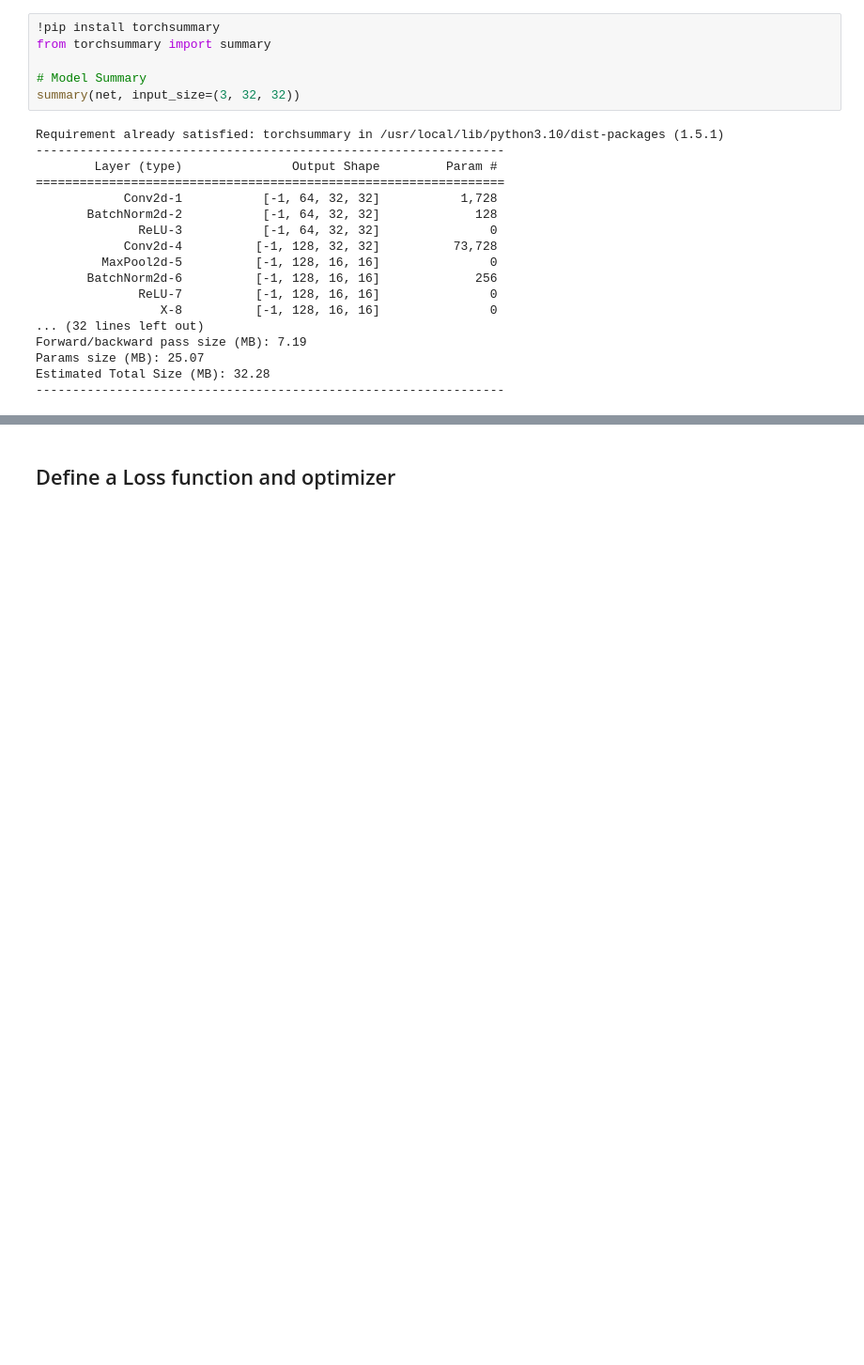
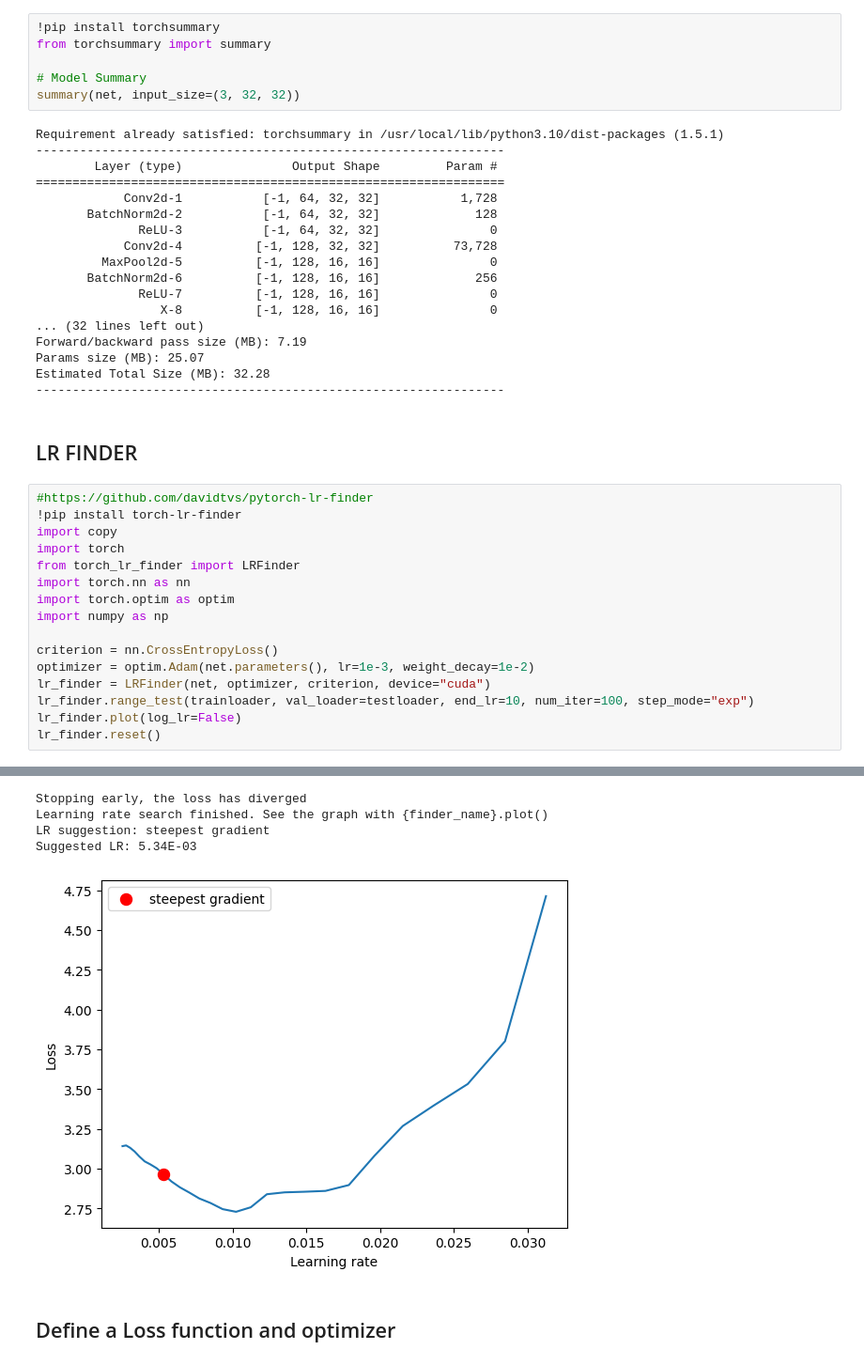
Before and after one commit to sujitojha1/ERA1, a Jupyter notebook: Session10/ERA1_S10_CIFAR10_Resnet.ipynb, the cells around one changed output, grey strips where cells are left out. Shown: that part at 94% size. Drawn from its saved outputs; the diff is of its cells as text; blank space fills up the shorter version.

```diff
--- a/Session10/ERA1_S10_CIFAR10_Resnet.ipynb
+++ b/Session10/ERA1_S10_CIFAR10_Resnet.ipynb
@@ -110,3 +101,22 @@ Forward/backward pass size (MB): 7.19
 Params size (MB): 25.07
 Estimated Total Size (MB): 32.28
 ----------------------------------------------------------------
+# %% [markdown]
+## LR FINDER
+# %%
+#https://github.com/davidtvs/pytorch-lr-finder
+!pip install torch-lr-finder
+import copy
+import torch
+from torch_lr_finder import LRFinder
+import torch.nn as nn
+import torch.optim as optim
+import numpy as np
+
+criterion = nn.CrossEntropyLoss()
+optimizer = optim.Adam(net.parameters(), lr=1e-3, weight_decay=1e-2)
+lr_finder = LRFinder(net, optimizer, criterion, device="cuda")
+lr_finder.range_test(trainloader, val_loader=testloader, end_lr=10, num_iter=100, step_mode="exp")
+lr_finder.plot(log_lr=False)
+lr_finder.reset()
+# %% [output]
@@ -113,3 +140,8 @@ Estimated Total Size (MB): 32.28
+Stopping early, the loss has diverged
+Learning rate search finished. See the graph with {finder_name}.plot()
+LR suggestion: steepest gradient
+Suggested LR: 5.34E-03
+[figure, added]
 # %% [markdown]
 ## Define a Loss function and optimizer
 # %%
```
Also changed, not shown: parts of 27 cells of this notebook, 2 other files.
